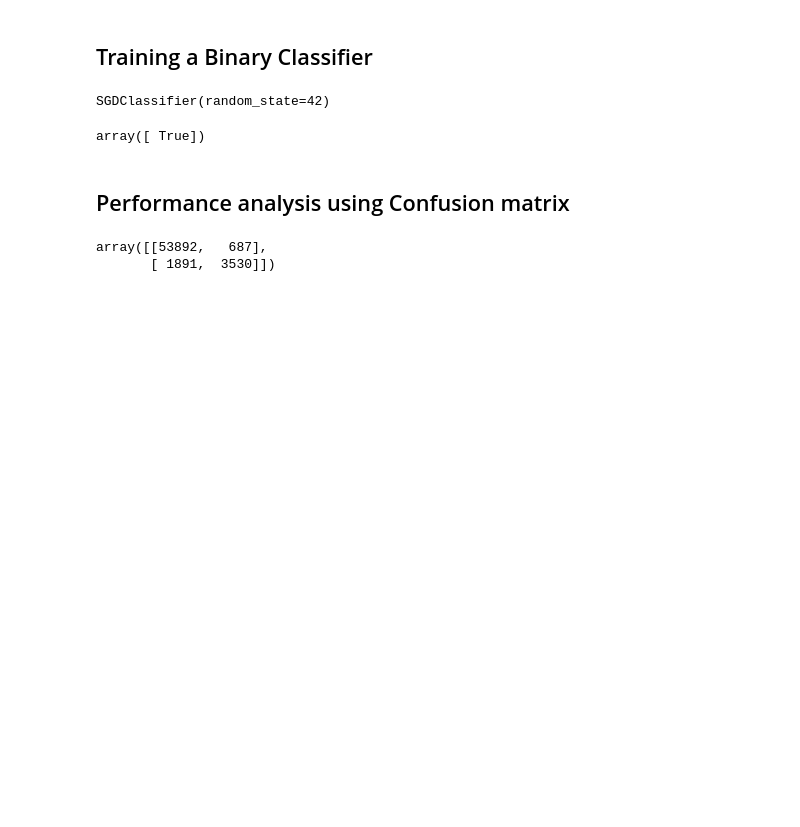
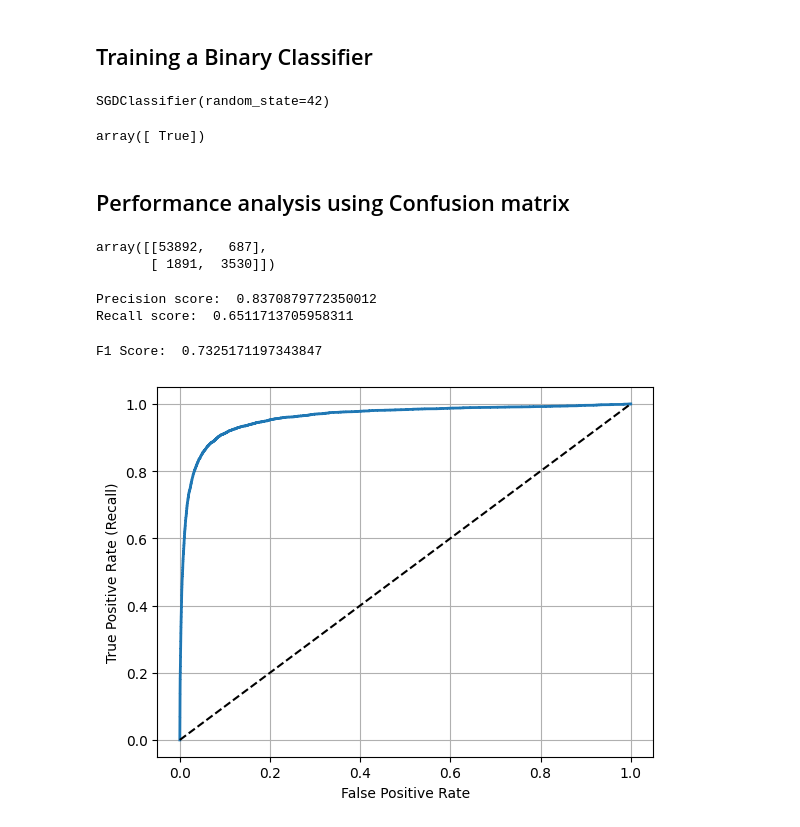
Before and after one commit to ShashankMk031/MNIST-classification, a Jupyter notebook: MNIST_classification.ipynb, the cells around one changed output. Saved outputs shown, nothing was run; the diff lists cells and outputs as text; code cells hidden in the pictures; blank space fills up the shorter version.

Commit message:
ROC curve

```diff
--- a/MNIST_classification.ipynb
+++ b/MNIST_classification.ipynb
@@ -67,3 +65,30 @@ confusion_matrix(y_train_5, y_train_pred)
 # %% [output]
 array([[53892,   687],
        [ 1891,  3530]])
+# %%
+#Precision and recall
+from sklearn.metrics import precision_score, recall_score
+print("Precision score: " ,precision_score(y_train_5, y_train_pred))
+print("Recall score: " ,recall_score(y_train_5, y_train_pred))
+# %% [output]
+Precision score:  0.8370879772350012
+Recall score:  0.6511713705958311
+# %%
+from sklearn.metrics import f1_score
+print("F1 Score: " , f1_score(y_train_5, y_train_pred))
+# %% [output]
+F1 Score:  0.7325171197343847
+# %%
+import matplotlib.pyplot as plt
+def plot_roc_curve(fpr, tpr, label=None):
+  plt.plot(fpr, tpr, linewidth=2, label=label)
+  plt.plot([0, 1], [0, 1], 'k--') # Dashed diagonal
+  plt.xlabel('False Positive Rate')
+  plt.ylabel('True Positive Rate (Recall)')
+  plt.grid(True)
+
+fpr, tpr, thresholds = roc_curve(y_train_5, y_scores)
+plot_roc_curve(fpr, tpr)
+plt.show()
+# %% [output]
+[figure, added]
```
Also changed, not shown: parts of 1 cell of this notebook.
